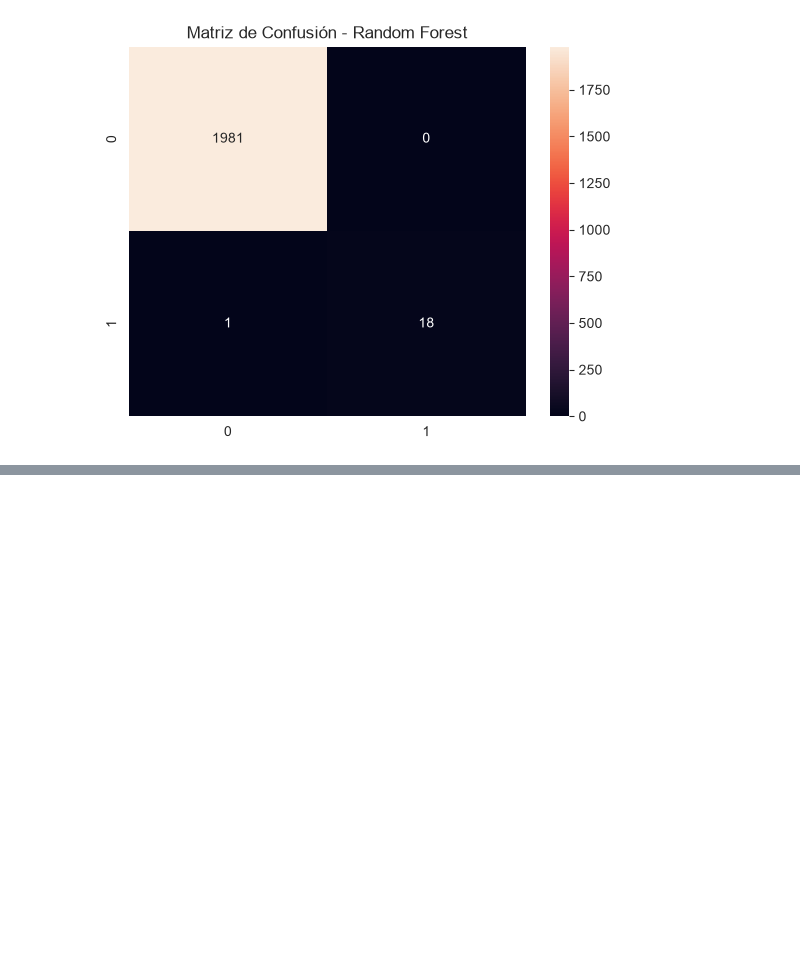
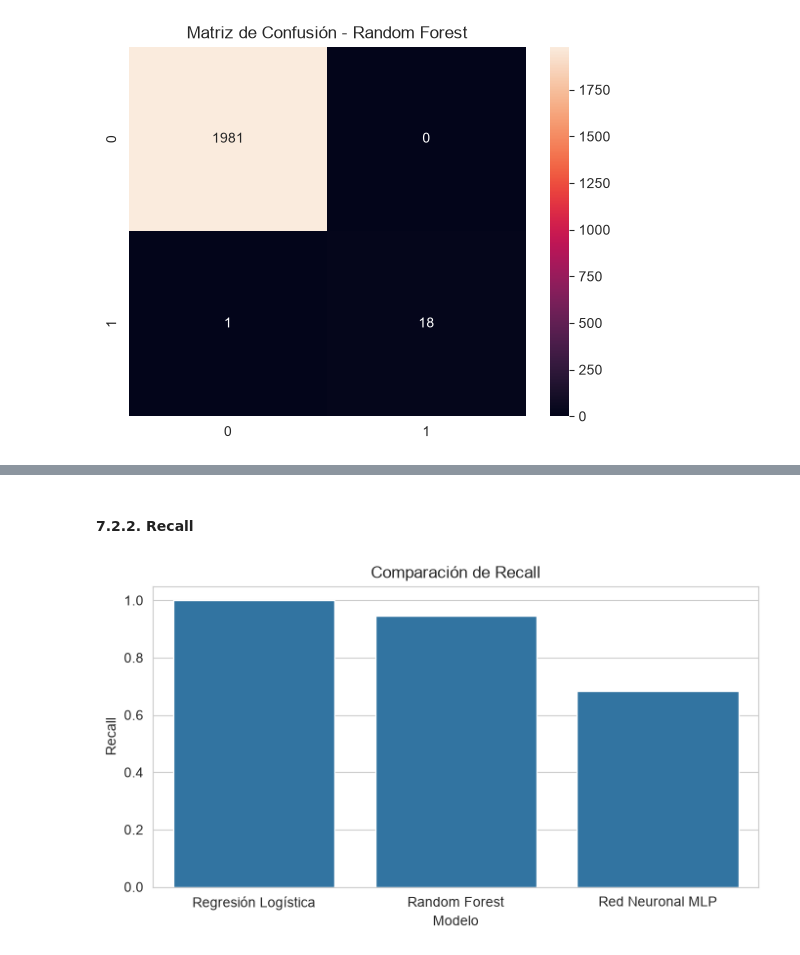
Before and after one commit to randyb12019-repo2026/Predictive_IT_Infrastructure_Analytics, a Jupyter notebook: notebooks/04_modelo_predictivo.ipynb, the cells around one changed output, grey strips where cells are left out. Cells and saved outputs as stored; diff of their text form; code cells hidden in the pictures; blank space fills up the shorter version.

```diff
--- a/notebooks/04_modelo_predictivo.ipynb
+++ b/notebooks/04_modelo_predictivo.ipynb
@@ -509,0 +724,20 @@ plt.show()
+# %% [markdown]
+#### **7.2.2. Recall**
+# %%
+# Definición del tamaño de la figura
+plt.figure(figsize=(8,4))
+
+# Visualización de la comparación de métricas de los modelos
+sns.barplot(
+    data=resultados,
+    x="Modelo",
+    y="Recall"
+)
+
+# Configuración de las etiquetas y título
+plt.title("Comparación de Recall")
+
+# Mostrar la visualización
+plt.show()
+# %% [output]
+[figure, added]
```
Also changed, not shown: parts of 49 cells of this notebook, 6 other files.
